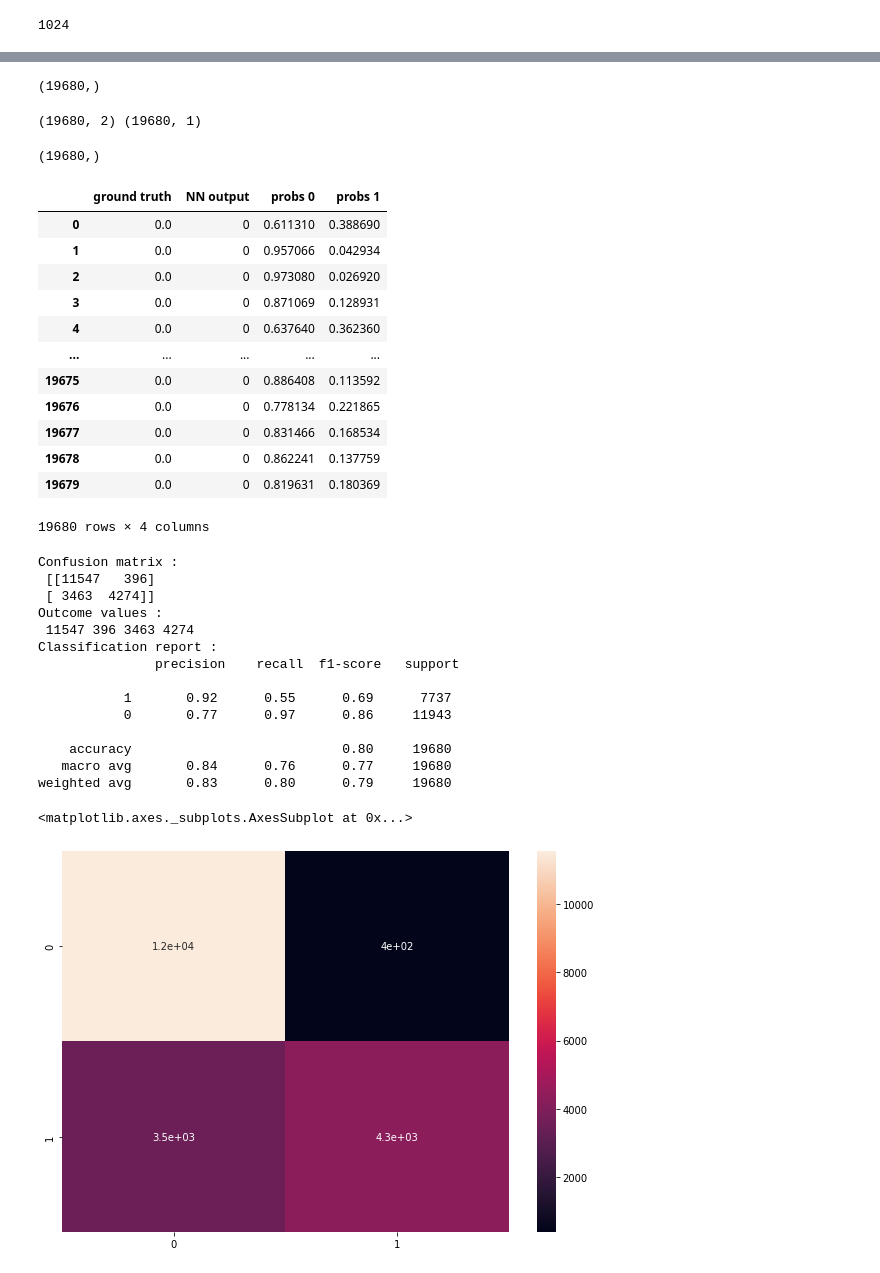
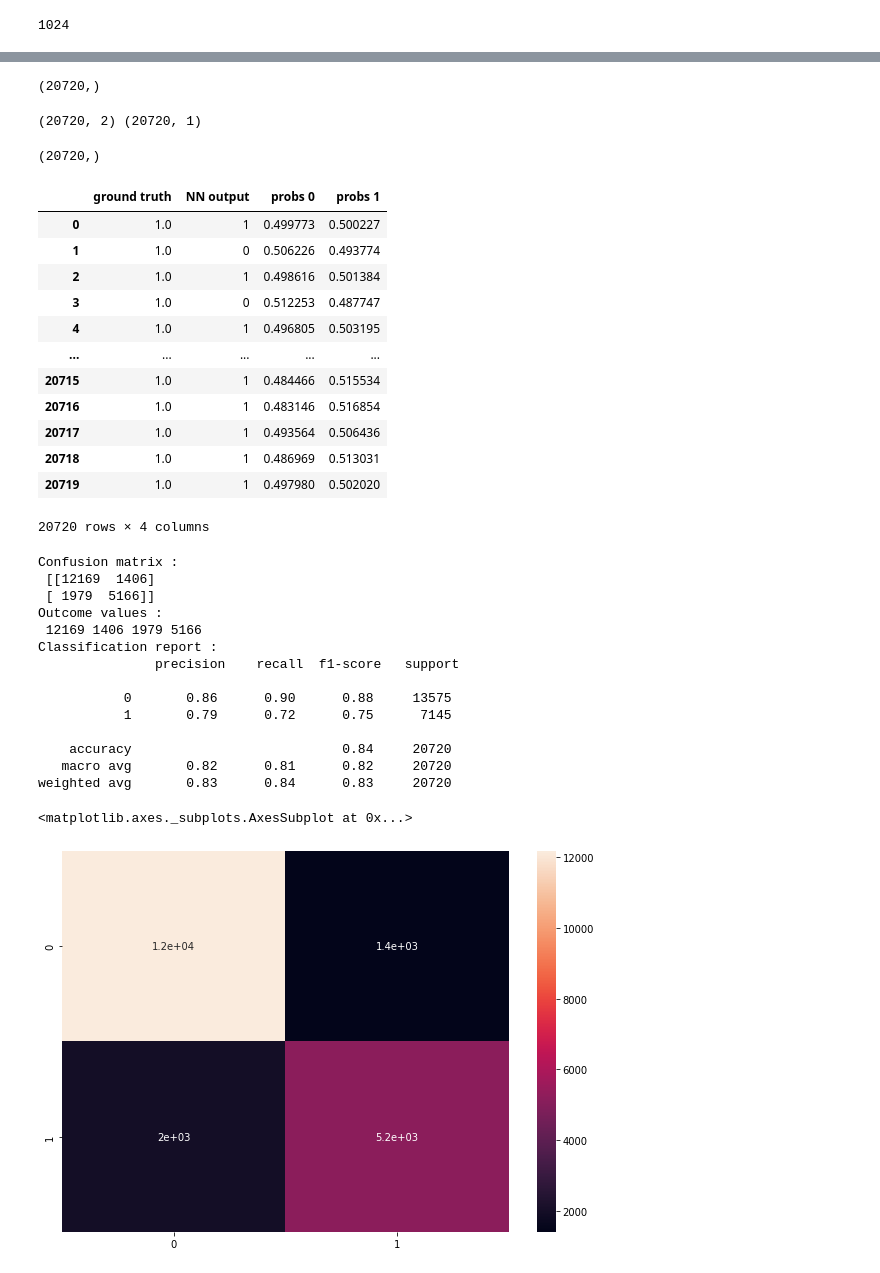
Before and after one commit to ruchiraravishankar/level-5-project, a Jupyter notebook: iam_dataset_binary_classifier_transfer_learning.ipynb, the cells around one changed output, grey strips where cells are left out. Drawn from its saved outputs; the diff is of its cells as text; code cells hidden in the pictures.

```diff
--- a/iam_dataset_binary_classifier_transfer_learning.ipynb
+++ b/iam_dataset_binary_classifier_transfer_learning.ipynb
@@ -167,7 +167,7 @@ labelled_data_0 = labelled_data[labelled_data[:,1] == '000']
 
 print(labelled_data_0.shape)
 
-labelled_data_0 = labelled_data_0[197:(196*2+1)] # different set of data to the one that its originally trained on
+labelled_data_0 = labelled_data_0[:196] # different set of data to the one that its originally trained on
 print(labelled_data_0.shape)
 
 print(np.unique(labelled_data_0[:,1]))
@@ -201,7 +201,7 @@ print(len(y))
 # %%
 labelled_data_1 = []
 for i in y:
-    labelled_data_1.append(i[5:9]) # different set of data to the one that its originally trained on
+    labelled_data_1.append(i[:4]) # different set of data to the one that its originally trained on
 print(len(labelled_data_1))
 
 labelled_data_1 = np.array(labelled_data_1)
@@ -407,6 +410,8 @@ class Binary_Classifier(nn.Module):
         self.conv1 = nn.Conv2d(in_channels=1, out_channels=10, kernel_size=3)
         self.conv2 = nn.Conv2d(10, 20, kernel_size=3)
         self.conv2_drop = nn.Dropout2d()
+        self.conv3 = nn.Conv2d(20, 30, kernel_size=3)
+        self.conv3_drop = nn.Dropout2d()
         self.fc1 = nn.Linear(13520, 1024)
         self.fc2 = nn.Linear(1024, 2)
         self.relu = nn.ReLU()
@@ -427,10 +432,12 @@ optimizer = torch.optim.Adam(model.parameters(),lr = 0.001)
 # %%
 save_path = "/content/drive/MyDrive/iam_dataset/saved_model"
 # %%
-if os.path.exists(save_path+'/model.pt'):
-    print('Loading checkpoint: %s' % save_path +'/model.pt')
-    path = torch.load(save_path +'/model.pt', map_location=torch.device('cpu'))
+if os.path.exists(save_path+'/model_tf_3_convs_retrain_last_conv_2.pt'):
+    print('Loading checkpoint: %s' % save_path +'/model_tf_3_convs_retrain_last_conv_2.pt')
+    path = torch.load(save_path +'/model_tf_3_convs_retrain_last_conv_2.pt', map_location=torch.device(device))
     epoch = path['epoch']
     model.load_state_dict(path['model'])
     optimizer.load_state_dict(path['optimizer'])
+else:
+    print("nothing happened")
 # %% [output]
@@ -573,7 +587,7 @@ print(result.shape, prediction.shape)
 # %%
 print(prediction.reshape(-1).shape)
 # %% [output]
-(19680,)
+(20720,)
 # %%
 import pandas as pd
 res = pd.DataFrame(result.reshape(-1,2))
@@ -584,30 +598,30 @@ pred.to_csv("/content/drive/MyDrive/iam_dataset/saved_model/pred_transf_learn_co
 # %%
 print(res.shape, pred.shape)
 # %% [output]
-(19680, 2) (19680, 1)
+(20720, 2) (20720, 1)
 # %%
 y_test_new = y_test[:result.reshape(-1,2).shape[0]]
 # %%
 print(y_test_new.shape)
 # %% [output]
-(19680,)
+(20720,)
 # %%
 result_df = pd.DataFrame({'ground truth': y_test_new, 'NN output': prediction.reshape(-1), 'probs 0': res[0], 'probs 1': res[1]})
 result_df
 # %% [output]
 |  | ground truth | NN output | probs 0 | probs 1 |
-| 0 | 0.0 | 0 | 0.611310 | 0.388690 |
-| 1 | 0.0 | 0 | 0.957066 | 0.042934 |
-| 2 | 0.0 | 0 | 0.973080 | 0.026920 |
-| 3 | 0.0 | 0 | 0.871069 | 0.128931 |
-| 4 | 0.0 | 0 | 0.637640 | 0.362360 |
+| 0 | 1.0 | 1 | 0.499773 | 0.500227 |
+| 1 | 1.0 | 0 | 0.506226 | 0.493774 |
+| 2 | 1.0 | 1 | 0.498616 | 0.501384 |
+| 3 | 1.0 | 0 | 0.512253 | 0.487747 |
+| 4 | 1.0 | 1 | 0.496805 | 0.503195 |
 | ... | ... | ... | ... | ... |
-| 19675 | 0.0 | 0 | 0.886408 | 0.113592 |
-| 19676 | 0.0 | 0 | 0.778134 | 0.221865 |
-| 19677 | 0.0 | 0 | 0.831466 | 0.168534 |
-| 19678 | 0.0 | 0 | 0.862241 | 0.137759 |
-| 19679 | 0.0 | 0 | 0.819631 | 0.180369 |
+| 20715 | 1.0 | 1 | 0.484466 | 0.515534 |
+| 20716 | 1.0 | 1 | 0.483146 | 0.516854 |
+| 20717 | 1.0 | 1 | 0.493564 | 0.506436 |
+| 20718 | 1.0 | 1 | 0.486969 | 0.513031 |
+| 20719 | 1.0 | 1 | 0.497980 | 0.502020 |
-19680 rows × 4 columns
+20720 rows × 4 columns
 # %%
 # work out the accuracy and other metrics
 from sklearn.metrics import confusion_matrix
@@ -619,36 +633,40 @@ matrix = confusion_matrix(actual, predicted, labels=[0,1])
 print('Confusion matrix : \n',matrix)
 
 # outcome values order in sklearn
-tp, fn, fp, tn = confusion_matrix(actual, predicted, labels=[0,1]).reshape(-1)
-print('Outcome values : \n', tp, fn, fp, tn)
+tn, fp, fn, tp = confusion_matrix(actual, predicted, labels=[0,1]).reshape(-1)
+print('Outcome values : \n', tn, fp, fn, tp)
+
+# tn, fp, fn, tp
 
 # classification report for precision, recall f1-score and accuracy
-matrix_2 = classification_report(actual,predicted,labels=[1,0])
+matrix_2 = classification_report(actual,predicted,labels=[0,1])
 print('Classification report : \n',matrix_2)
 # %% [output]
 Confusion matrix :
- [[11547   396]
- [ 3463  4274]]
+ [[12169  1406]
+ [ 1979  5166]]
 Outcome values :
- 11547 396 3463 4274
+ 12169 1406 1979 5166
 Classification report :
                precision    recall  f1-score   support
 
-           1       0.92      0.55      0.69      7737
-           0       0.77      0.97      0.86     11943
+           0       0.86      0.90      0.88     13575
+           1       0.79      0.72      0.75      7145
 
-    accuracy                           0.80     19680
-   macro avg       0.84      0.76      0.77     19680
-weighted avg       0.83      0.80      0.79     19680
+    accuracy                           0.84     20720
+   macro avg       0.82      0.81      0.82     20720
+weighted avg       0.83      0.84      0.83     20720
 # %%
+import matplotlib.pyplot as plt
+
 import seaborn as sn
 df_cm = pd.DataFrame(matrix, index = [i for i in "01"],
                   columns = [i for i in "01"])
 plt.figure(figsize = (10,7))
-sn.heatmap(df_cm, annot=True)
+sn.heatmap(matrix, annot=True)
 # %% [output]
 <matplotlib.axes._subplots.AxesSubplot at 0x...>
-[figure, old version]
+[figure, new version]
 # %%
 from sklearn.metrics import classification_report
 from sklearn.metrics import accuracy_score
```
Also changed, not shown: parts of 19 cells of this notebook.
